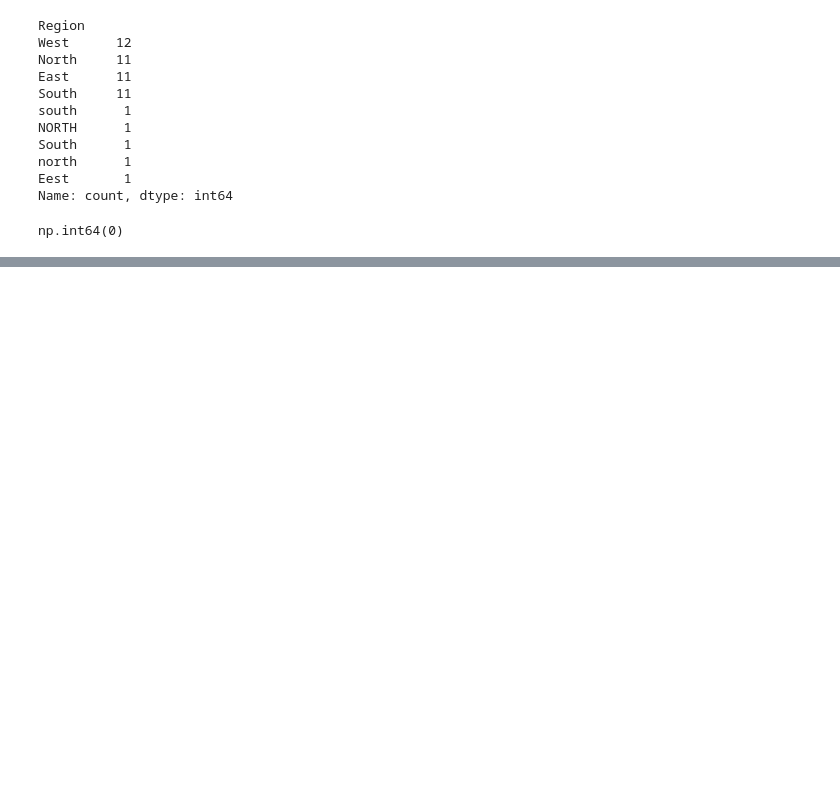
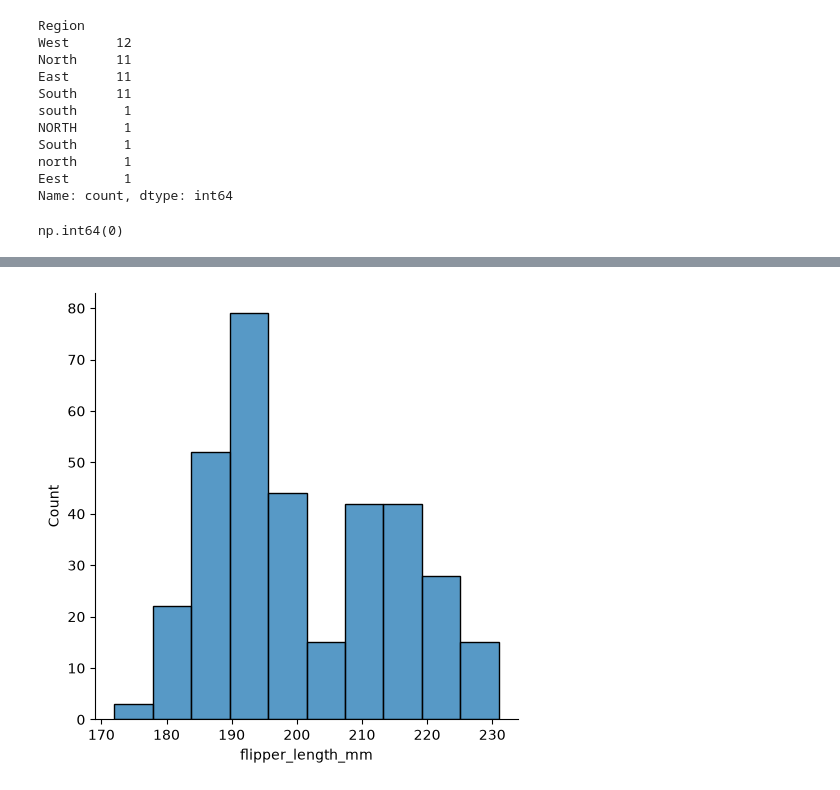
Before and after one commit to Singh-Rimjhim/HCL_Training, a Jupyter notebook: Day_03.ipynb, the cells around one changed output, grey strips where cells are left out. Saved outputs shown, nothing was run; the diff lists cells and outputs as text; code cells hidden in the pictures; blank space fills up the shorter version.

```diff
--- a/Day_03.ipynb
+++ b/Day_03.ipynb
@@ -189,0 +252,3 @@ sales = sales.drop_duplicates()
+# %%
+penguins = sns.load_dataset('penguins')
+penguins.head()
@@ -189,0 +273,6 @@ sales = sales.drop_duplicates()
+# %%
+#distribution plot
+sns.displot(data=penguins, x="flipper_length_mm")
+plt.show()
+# %% [output]
+[figure, added]
```
Also changed, not shown: parts of 17 cells of this notebook.
